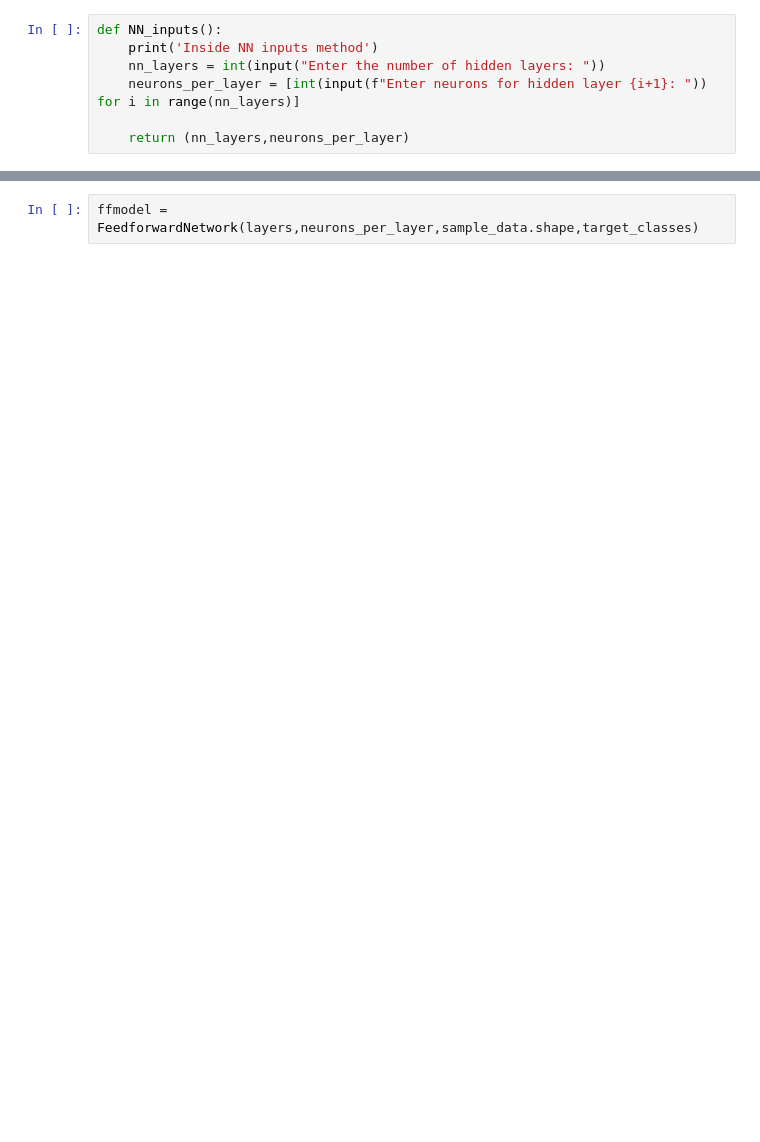
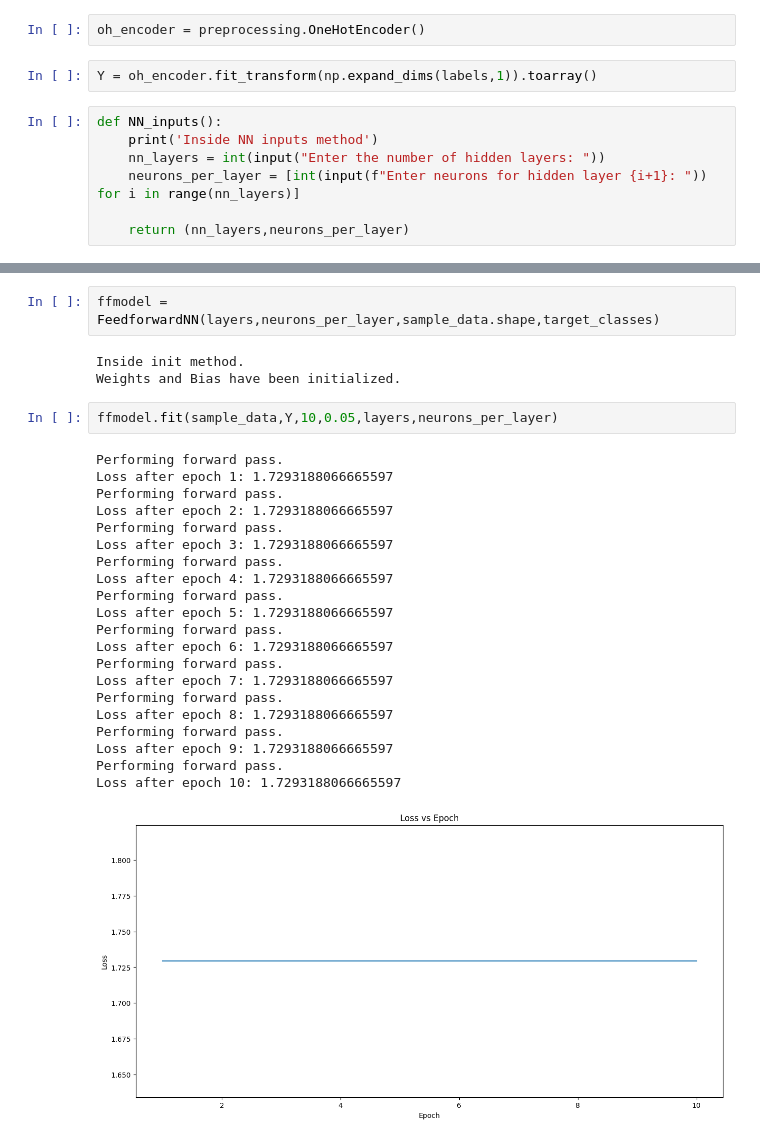
Before and after one commit to Abhijith-Nagarajan/PadhAI_Implementations, a Jupyter notebook: FeedforwardNetwork_Implementation.ipynb, the cells around one changed output, grey strips where cells are left out. Cells and saved outputs as stored; diff of their text form; blank space fills up the shorter version.

Commit message:
Feed forward network base class created with forward pass. Softmax and sigmoid activations included.

```diff
--- a/FeedforwardNetwork_Implementation.ipynb
+++ b/FeedforwardNetwork_Implementation.ipynb
@@ -19,3 +19,7 @@ plt.scatter(sample_data[:,0],sample_data[:,1],c=labels,cmap='magma')
+# %%
+oh_encoder = preprocessing.OneHotEncoder()
+# %%
+Y = oh_encoder.fit_transform(np.expand_dims(labels,1)).toarray()
 # %%
 def NN_inputs():
     print('Inside NN inputs method')
@@ -68,4 +202,31 @@ class FeedforwardNetwork:
         This method returns all the predictions on the test set
         '''
 # %%
-ffmodel = FeedforwardNetwork(layers,neurons_per_layer,sample_data.shape,target_classes)
+ffmodel = FeedforwardNN(layers,neurons_per_layer,sample_data.shape,target_classes)
+# %% [output]
+Inside init method.
+Weights and Bias have been initialized.
+# %%
+ffmodel.fit(sample_data,Y,10,0.05,layers,neurons_per_layer)
+# %% [output]
+Performing forward pass.
+Loss after epoch 1: 1.7293188066665597
+Performing forward pass.
+Loss after epoch 2: 1.7293188066665597
+Performing forward pass.
+Loss after epoch 3: 1.7293188066665597
+Performing forward pass.
+Loss after epoch 4: 1.7293188066665597
+Performing forward pass.
+Loss after epoch 5: 1.7293188066665597
+Performing forward pass.
+Loss after epoch 6: 1.7293188066665597
+Performing forward pass.
+Loss after epoch 7: 1.7293188066665597
+Performing forward pass.
+Loss after epoch 8: 1.7293188066665597
+Performing forward pass.
+Loss after epoch 9: 1.7293188066665597
+Performing forward pass.
+Loss after epoch 10: 1.7293188066665597
+[figure, added]
```
Also changed, not shown: parts of 14 cells of this notebook.
